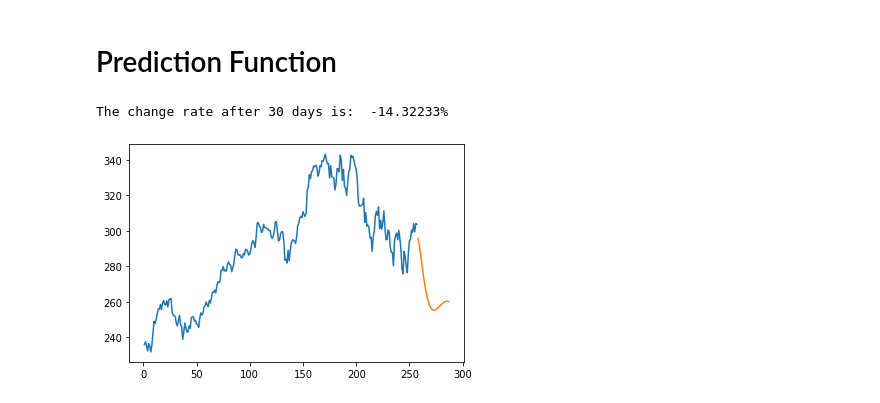
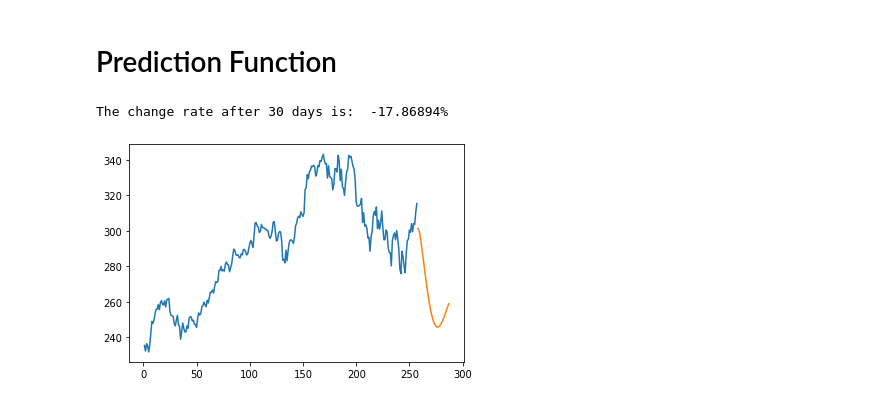
Before and after one commit to petertangzeren/CSIT998-StockMarketPrediction, a Jupyter notebook: Stock Price.ipynb, the cells around one changed output. Saved outputs shown, nothing was run; the diff lists cells and outputs as text; code cells hidden in the pictures.

Commit message:
Fixed some bugs, enabled stock_predict to read model from directory address

```diff
--- a/Stock Price.ipynb
+++ b/Stock Price.ipynb
@@ -176,9 +182,11 @@ plt.plot(predict_plot)
 # df_close：所有的close数据
 # scaler：把code中最新的scaler继承过来就行
 # days：需要预测的天数
-def stock_predict(model, df_close, scaler, days):
+def stock_predict(model_path, df_close, scaler, days):
+    model = keras.models.load_model(model_path)
     start = 0
     end = 0
+
     train_size = int(len(df_close)*0.7)
     test_size = len(df_close) - train_size
     close_train = df_close[0:train_size]
@@ -188,13 +196,13 @@ def stock_predict(model, df_close, scaler, days):
     x_train = x_train.reshape(x_train.shape[0], x_train.shape[1], 1)
     x_test = x_test.reshape(x_test.shape[0], x_test.shape[1], 1)
 
-    num_take = len(close_test)-300
+    num_take = len(close_test)-100
     x_input=close_test[num_take:].reshape(1,-1)
     temp_input=list(x_input)
     temp_input=temp_input[0].tolist()
 
     lst_output=[]
-    n_steps=300
+    n_steps=100
     i=0
     while(i<60):
 
@@ -223,13 +231,14 @@ def stock_predict(model, df_close, scaler, days):
     plt.plot(day_pred,scaler.inverse_transform(lst_output[:days]))
 
     all_pred = scaler.inverse_transform(lst_output[:days])
+
     pred_diff = all_pred[-1][0] - scaler.inverse_transform(df_close)[-1][0]
     change_rate = pred_diff/(scaler.inverse_transform(df_close)[-1][0])
     change_rate_str = str(round(change_rate*100, 5)) + "%"
     print("The change rate after " +str(days)+ " days is: ", change_rate_str)
-    return change_rate_str
+    return all_pred
 # %%
-change_r = stock_predict(model, df_close, 30)
+change_r = stock_predict("/Users/peter/Machine_Learning_Practice/model", df_close, scaler, 30)
 # %% [output]
-The change rate after 30 days is:  -14.32233%
+The change rate after 30 days is:  -17.86894%
-[figure, old version]
+[figure, new version]
```
Also changed, not shown: parts of 7 cells of this notebook, 6 other files.
